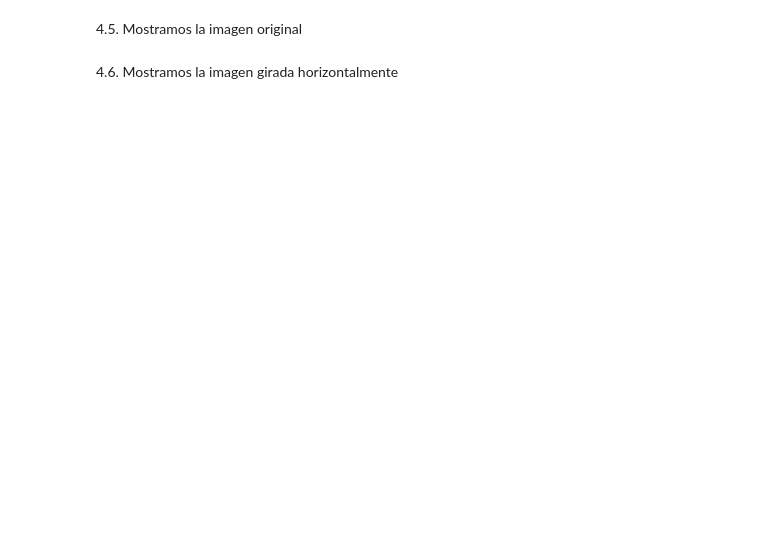
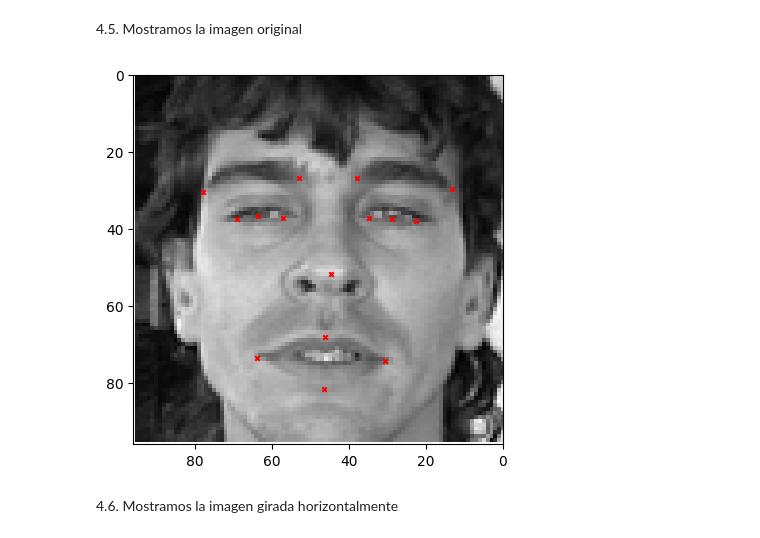
Before and after one commit to kimii7/Proyecto_Enfocat, a Jupyter notebook: data_science/AI_Emotiva.ipynb, the cells around one changed output. Saved outputs shown, nothing was run; the diff lists cells and outputs as text; code cells hidden in the pictures; blank space fills up the shorter version.

```diff
--- a/data_science/AI_Emotiva.ipynb
+++ b/data_science/AI_Emotiva.ipynb
@@ -324,4 +384,31 @@ plt.show()
 # %% [markdown]
 4.5. Mostramos la imagen original
+# %%
+# Imagen aleatoria y las coordenadas correspondientes
+imagen_str = df_puntos_faciales.loc[indice_aleatorio, 'Image']  # Cadena de la imagen correspondiente al indice aleatorio
+
+# Selecciona las columnas pares de las coordenadas x
+coordenadas_x = df_puntos_faciales.loc[indice_aleatorio, [col for idx, col in enumerate(df_puntos_faciales.columns) if idx % 2 == 0 and col != 'Image']]
+
+# Selecciona las columnas impares de las coordenadas y
+coordenadas_y = df_puntos_faciales.loc[indice_aleatorio, [col for idx, col in enumerate(df_puntos_faciales.columns) if idx % 2 != 0]]
+
+# Convierte la cadena de la imagen en una matriz 2D de forma (96, 96)
+imagen_matriz = np.fromstring(imagen_str, sep=' ').reshape(96, 96)
+
+# Muestra la imagen y los puntos clave faciales utilizando plt.imshow
+plt.imshow(imagen_matriz, cmap='gray')
+
+# Dibuja los puntos clave faciales en la imagen
+plt.scatter(coordenadas_x, coordenadas_y, c='r', marker='x', s=10)
+
+# Configura los límites de los ejes
+plt.xlim(96, 0)
+plt.ylim(96, 0)
+
+# Muestra la imagen con los puntos clave faciales
+plt.show()
+# %% [output]
+[figure, added]
 # %% [markdown]
 4.6. Mostramos la imagen girada horizontalmente
```
Also changed, not shown: parts of 57 cells of this notebook.
